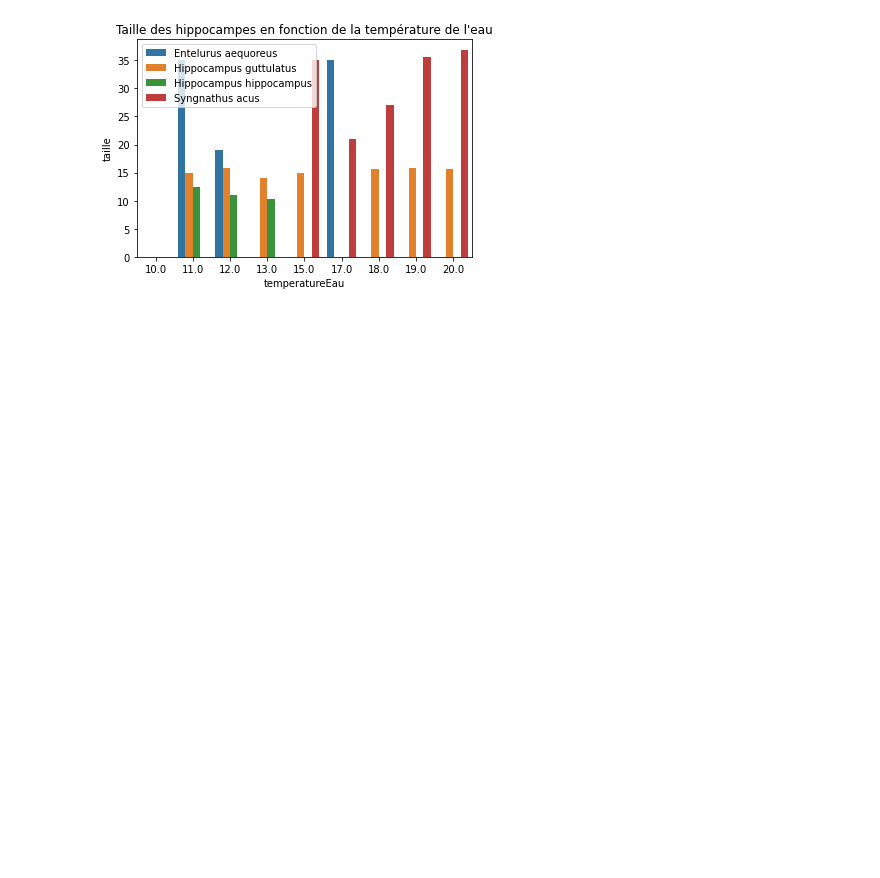
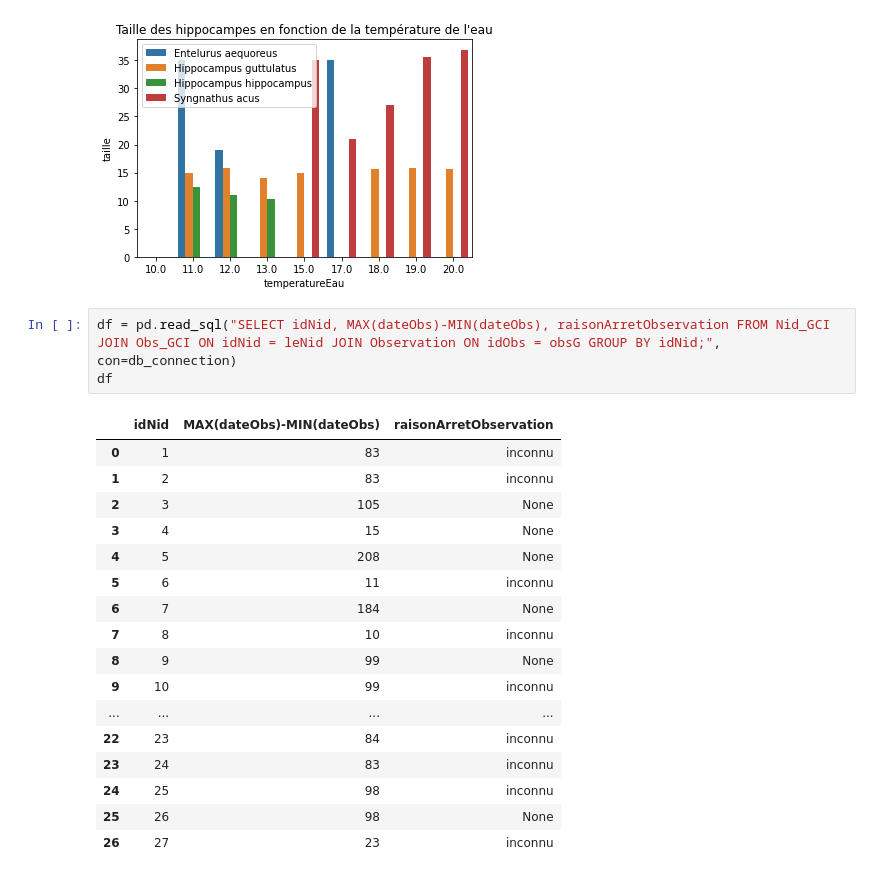
Before and after one commit to augustin-pasq/sae-pnr, a Jupyter notebook: Analyse/PNR_Analyse.ipynb, the cells around one changed output. Saved outputs shown, nothing was run; the diff lists cells and outputs as text; blank space fills up the shorter version.

```diff
--- a/Analyse/PNR_Analyse.ipynb
+++ b/Analyse/PNR_Analyse.ipynb
@@ -63,3 +63,24 @@ plt.title("Taille des hippocampes en fonction de la température de l'eau")
 print()
 # %% [output]
 [figure]
+# %%
+df = pd.read_sql("SELECT idNid, MAX(dateObs)-MIN(dateObs), raisonArretObservation FROM Nid_GCI JOIN Obs_GCI ON idNid = leNid JOIN Observation ON idObs = obsG GROUP BY idNid;", con=db_connection)
+df
+# %% [output]
+|  | idNid | MAX(dateObs)-MIN(dateObs) | raisonArretObservation |
+| 0 | 1 | 83 | inconnu |
+| 1 | 2 | 83 | inconnu |
+| 2 | 3 | 105 | None |
+| 3 | 4 | 15 | None |
+| 4 | 5 | 208 | None |
+| 5 | 6 | 11 | inconnu |
+| 6 | 7 | 184 | None |
+| 7 | 8 | 10 | inconnu |
+| 8 | 9 | 99 | None |
+| 9 | 10 | 99 | inconnu |
+| ... | ... | ... | ... |
+| 22 | 23 | 84 | inconnu |
+| 23 | 24 | 83 | inconnu |
+| 24 | 25 | 98 | inconnu |
+| 25 | 26 | 98 | None |
+| 26 | 27 | 23 | inconnu |
```
